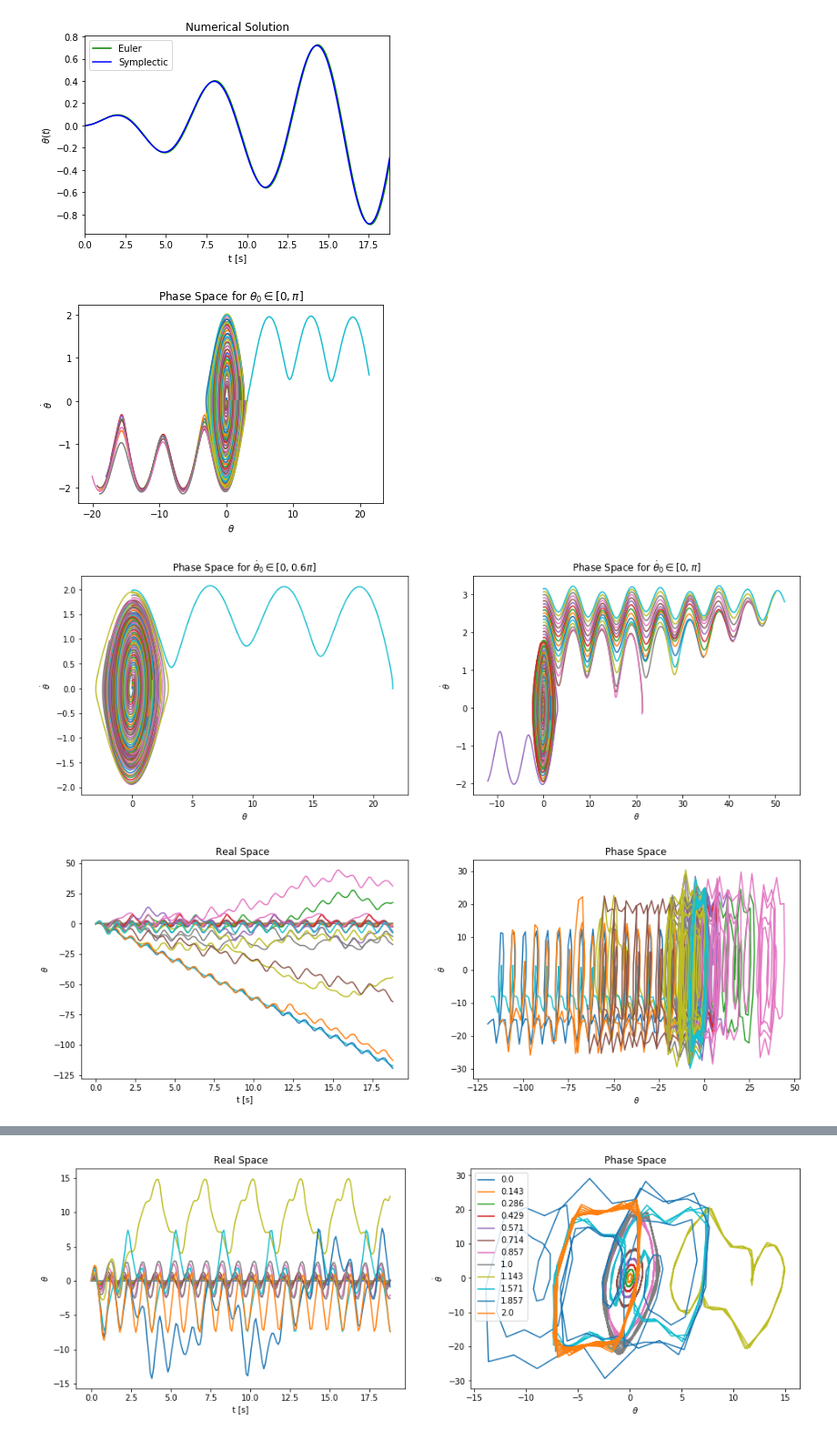
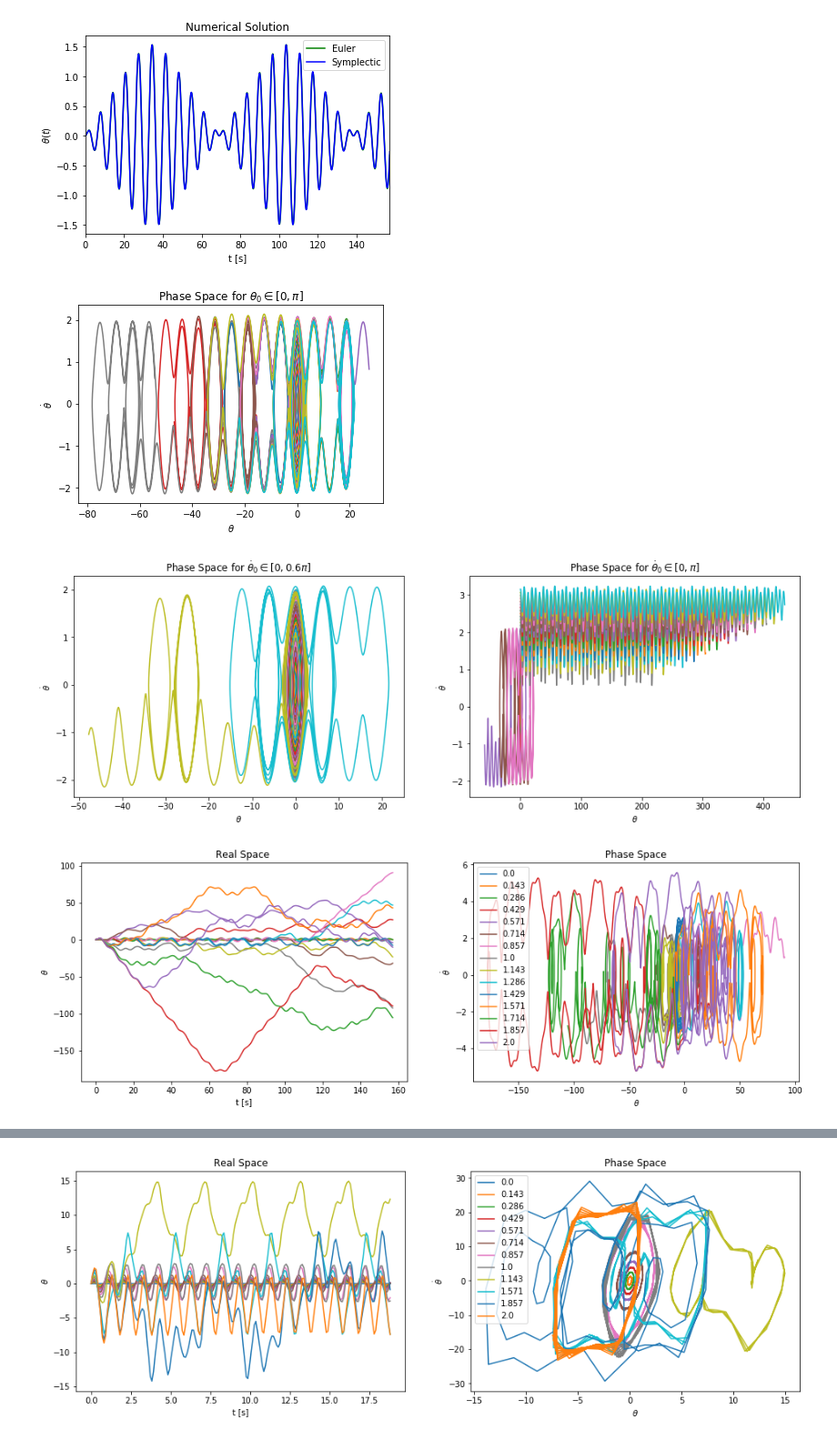
Before and after one commit to remysucre/SimplePendulum, a Jupyter notebook: Pendulum_SymplecticPartB.ipynb, the cells around one changed output, grey strips where cells are left out. Shown at 91% size. Cells and saved outputs as stored; diff of their text form; code cells hidden in the pictures.

```diff
--- a/Pendulum_SymplecticPartB.ipynb
+++ b/Pendulum_SymplecticPartB.ipynb
@@ -7,7 +7,7 @@ import scipy as sp
 from scipy import special
 from scipy import integrate
 # %%
-time = 6*np.pi # total time in seconds
+time = 50*np.pi # total time in seconds
 dt=0.1 # Timestep
 nt = int(time / dt) # number of time steps
 t0=0;
@@ -115,7 +115,7 @@ plt.title("Numerical Solution")
 #plt.savefig("figures/dampingForce.png")
 plt.show()
 # %% [output]
-[figure, old version]
+[figure, new version]
 # %%
 # 1 - Phase space plots
 nth = 40 # number of values to run
@@ -165,8 +165,8 @@ plt.show()
 #plt.savefig("figures/phaseSpaceDot2.png")
 plt.show()
 # %% [output]
-[figure, old version]
+[figure, new version]
-[figure, old version]
+[figure, new version]
 # %%
 # 4 - Effect of varying gamma
 
@@ -174,9 +174,8 @@ fig = plt.figure(figsize=(16,5))
 ax1 = fig.add_subplot(121)
 ax2 = fig.add_subplot(122)
 
-gNum = 30 # number of gamma values
+gNum = 15 # number of gamma values
 gMax = 2 # maximum gamma value
-thMax = 15 # max theta to consider periodic
 
 gammas = np.linspace(0,gMax,gNum)
 
@@ -185,37 +184,38 @@ thetaAll = np.zeros([gammas.size,nt+1])
 uAll = np.zeros([gammas.size,nt+1])
 
 # Plot results for all gammas
 for i in range(gammas.size):
     params["gamma"] = gammas[i]
     theta,u = symplectic(t,dt,theta0,u0,order,params)
-    ax1.plot(t,theta,label=gammas[i])
-    ax2.plot(theta,u,label=gammas[i])
+    ax1.plot(t,theta,label=np.around(gammas[i],3))
+    ax2.plot(theta,u,label=np.around(gammas[i],3))
 
     thetaAll[i,:-1] = theta
     uAll[i,:-1] = u
 
 thetaAll[:,-1] = gammas
 
 ax1.set_title("Real Space ")
 ax2.set_title("Phase Space")
 ax1.set_xlabel("t [s]"); ax1.set_ylabel(r"$\theta$")
 ax2.set_xlabel(r"$\theta$"); ax2.set_ylabel(r"$\dot{\theta}$")
-#plt.savefig("figures/phaseSpaceDot.png")
+plt.legend()
+plt.savefig("figures/driving2.png",bbox_inches='tight')
 plt.show()
 
 # Animate
 
 fig = plt.figure()
 ax = plt.axes(xlim=(0,time),ylim=(np.min(np.min(thetaAll)),np.max(np.max(thetaAll))))
 line, = ax.plot([],[],lw=2)
 gamma_text = ax.text(0.02,0.95,'',transform=ax.transAxes)
 
 animTime = animation.FuncAnimation(fig,animateTime,frames=thetaAll,interval=100)
 #animPhase = animation.FuncAnimation(fig,animatePhase,frames=uAll,interval=100)
 
 display_animation(animTime,default_mode='loop')
 # %% [output]
-[figure, old version]
+[figure, new version]
 [interactive output not drawn]
 # %%
 # 5 - Identifying (theta0,gamma) pairs for which motion diverges
```
Also changed, not shown: 7 other files.
